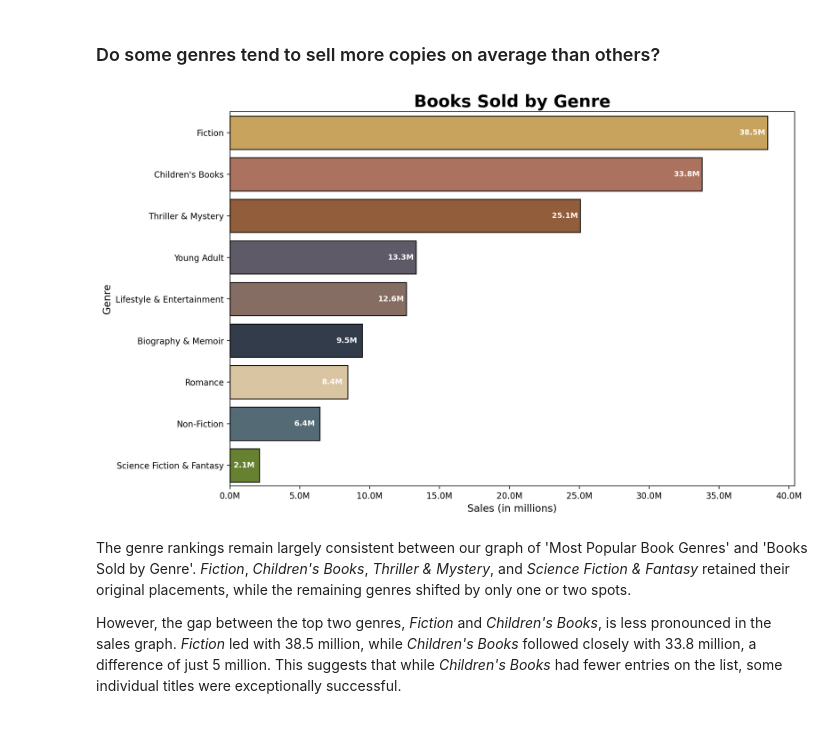
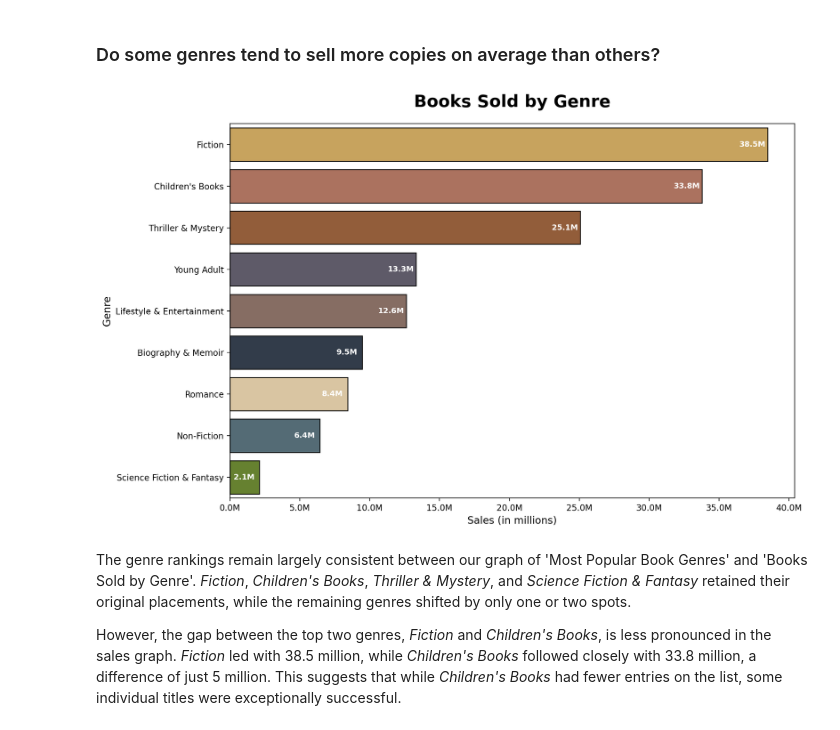
Before and after one commit to shayb319/best_selling_books, a Jupyter notebook: best_selling_books.ipynb, the cells around one changed output. Saved outputs shown, nothing was run; the diff lists cells and outputs as text; code cells hidden in the pictures.

```diff
--- a/best_selling_books.ipynb
+++ b/best_selling_books.ipynb
@@ -243,10 +244,14 @@ publisher_abbreviations = {
 }
 
 # Replace the publisher names with with abbreviations
-books['publisher_abrev'] = books.publisher.replace(publisher_abbreviations)
-books.publisher_abrev.unique()
+books['publisher_abbrev'] = books.publisher.replace(publisher_abbreviations)
+books.publisher_abbrev.unique()
 # %% [output]
 array(['Transworld', 'Bloomsbury', 'Random House', 'Little Brown',
        'Quercus', 'Pan Macmillan', 'Penguin', 'Hodder', 'Canongate',
        'HarperCollins', 'Orion', 'Scholastic', 'Headline',
        'Profile Books', 'Random House Kids', 'D.C. Thomson'], dtype=object)
+# %%
+books['first_name'] = books.author.str.split(', ', expand = True)[1]
+books['last_name'] = books.author.str.split(', ', expand = True)[0]
+books.head()
@@ -336,7 +393,7 @@ gen_book_sorted = genre_data.sort_values(by = 'num_books', ascending = False)
 
 # Plot a bar graph with the number of books each genre has in top 100
 genre_bar = sns.barplot(data = gen_book_sorted, y = 'general_genre', x = 'num_books', hue = 'general_genre', palette = dict(zip(genre_data.general_genre, genre_data.color)), edgecolor = 'black')
-genre_bar.set_title('Most Popular Book Genres', fontsize = 20, fontweight = 'bold')
+genre_bar.set_title('Most Popular Book Genres', fontsize = 20, fontweight = 'bold', pad = 20)
 genre_bar.set_ylabel('Genre', fontsize = 12)
 genre_bar.set_xlabel('Number of Books', fontsize = 12)
 
@@ -354,29 +411,29 @@ The bar graph above reveals `Fiction` books dominate the top 100 bestsellers, ac
 # %%
 plt.figure(figsize = (12,8), dpi = 200)
 
 # Create dataframe sorted by volume sales
 gen_sale_sorted = genre_data.sort_values(by = 'volume_sales', ascending = False)
 
 # Plot a bar graph with the total sales of each genre
 genre_bar2 = sns.barplot(data = gen_sale_sorted, y = 'general_genre', x = 'volume_sales', hue = 'general_genre', palette = dict(zip(genre_data.general_genre, genre_data.color)), edgecolor = 'black')
-genre_bar2.set_title('Books Sold by Genre', fontsize = 20, fontweight = 'bold')
+genre_bar2.set_title('Books Sold by Genre', fontsize = 20, fontweight = 'bold', pad = 20)
 genre_bar2.set_ylabel('Genre', fontsize = 12)
 genre_bar2.set_xlabel('Sales (in millions)', fontsize = 12)
 
 # Define function to format sales numbers in millions
 def millions_formatter(x, pos):
     return f'{x / 1e6:.1f}M'
 genre_bar2.xaxis.set_major_formatter(mticker.FuncFormatter(millions_formatter))
 
 # Annotate bars with sales numbers
 for p in genre_bar2.patches:
     genre_bar2.annotate(f'{p.get_width() / 1e6:.1f}M', (p.get_width() - 1.1e6, p.get_y() + p.get_height() / 2),  # Adjust position
                 ha='center', va='center', fontsize=9, color='white', fontweight='bold')
 
 
 plt.show()
 # %% [output]
-[figure, old version]
+[figure, new version]
 # %% [markdown]
 The genre rankings remain largely consistent between our graph of 'Most Popular Book Genres' and 'Books Sold by Genre'. *Fiction*, *Children's Books*, *Thriller & Mystery*, and *Science Fiction & Fantasy* retained their original placements, while the remaining genres shifted by only one or two spots.
 
```
Also changed, not shown: parts of 26 cells of this notebook.
